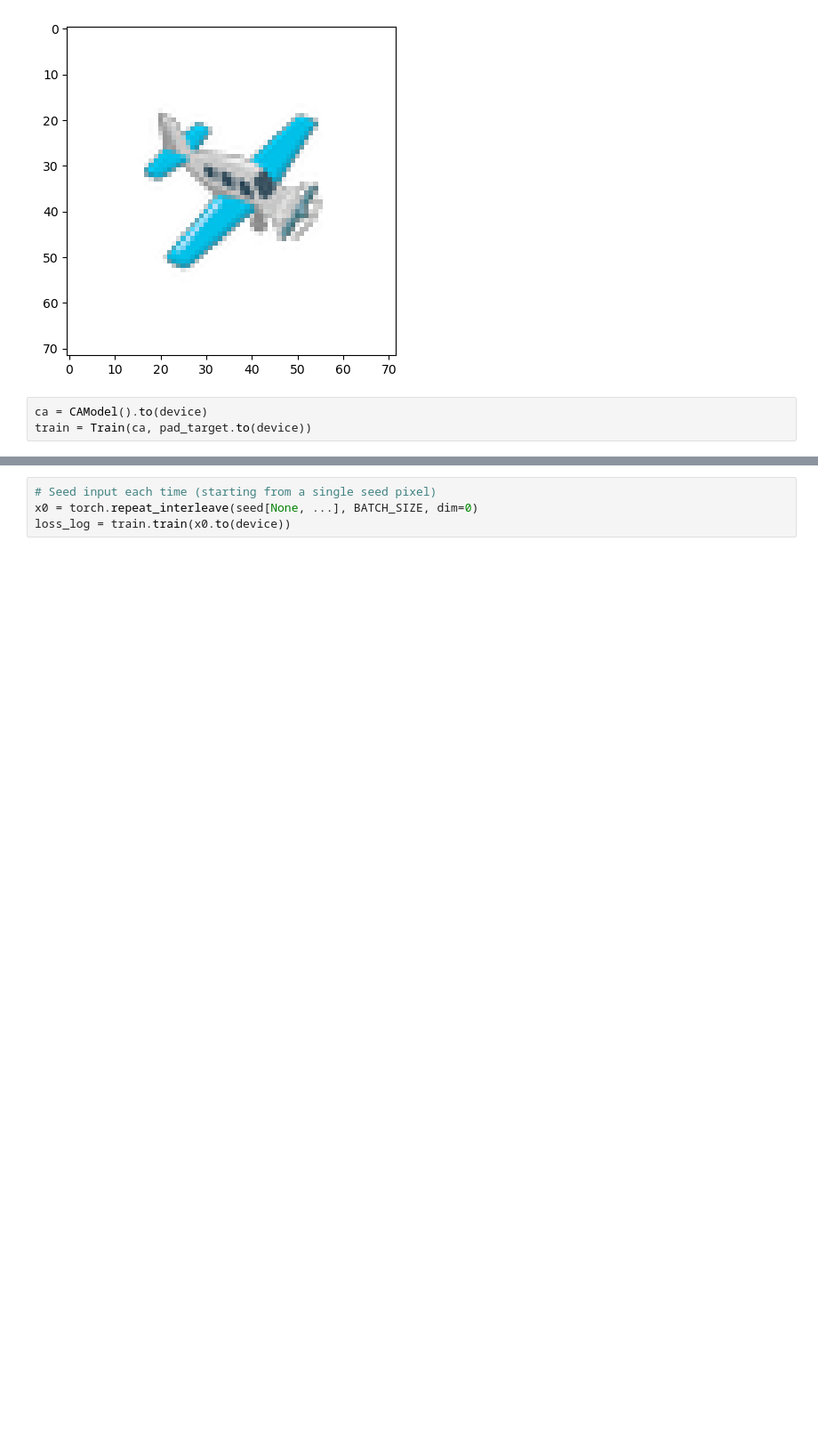
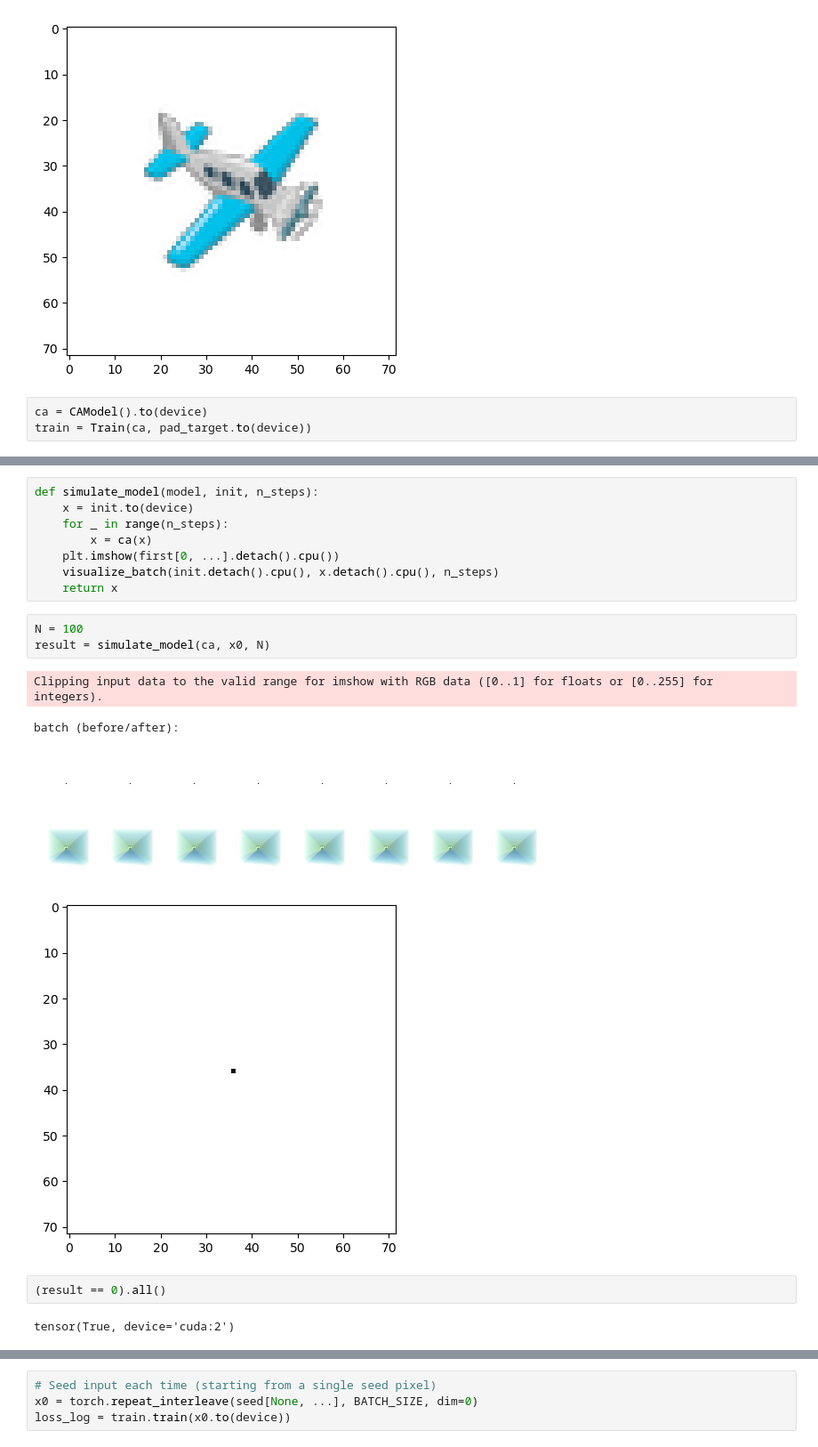
Before and after one commit to Radevsi/cellular-automata, a Jupyter notebook: Original_CA_PyTorch.ipynb, the cells around one changed output, grey strips where cells are left out. Shown at 89% size. Cells and saved outputs as stored; diff of their text form; blank space fills up the shorter version.

```diff
--- a/Original_CA_PyTorch.ipynb
+++ b/Original_CA_PyTorch.ipynb
@@ -314,0 +319,20 @@ KeyboardInterrupt:
+# %%
+def simulate_model(model, init, n_steps):
+    x = init.to(device)
+    for _ in range(n_steps):
+        x = ca(x)
+    plt.imshow(first[0, ...].detach().cpu())
+    visualize_batch(init.detach().cpu(), x.detach().cpu(), n_steps)
+    return x
+# %%
+N = 100
+result = simulate_model(ca, x0, N)
+# %% [output]
+Clipping input data to the valid range for imshow with RGB data ([0..1] for floats or [0..255] for integers).
+batch (before/after):
+[figure, added]
+[figure, added]
+# %%
+(result == 0).all()
+# %% [output]
+tensor(True, device='cuda:2')
```
Also changed, not shown: parts of 8 cells of this notebook.
